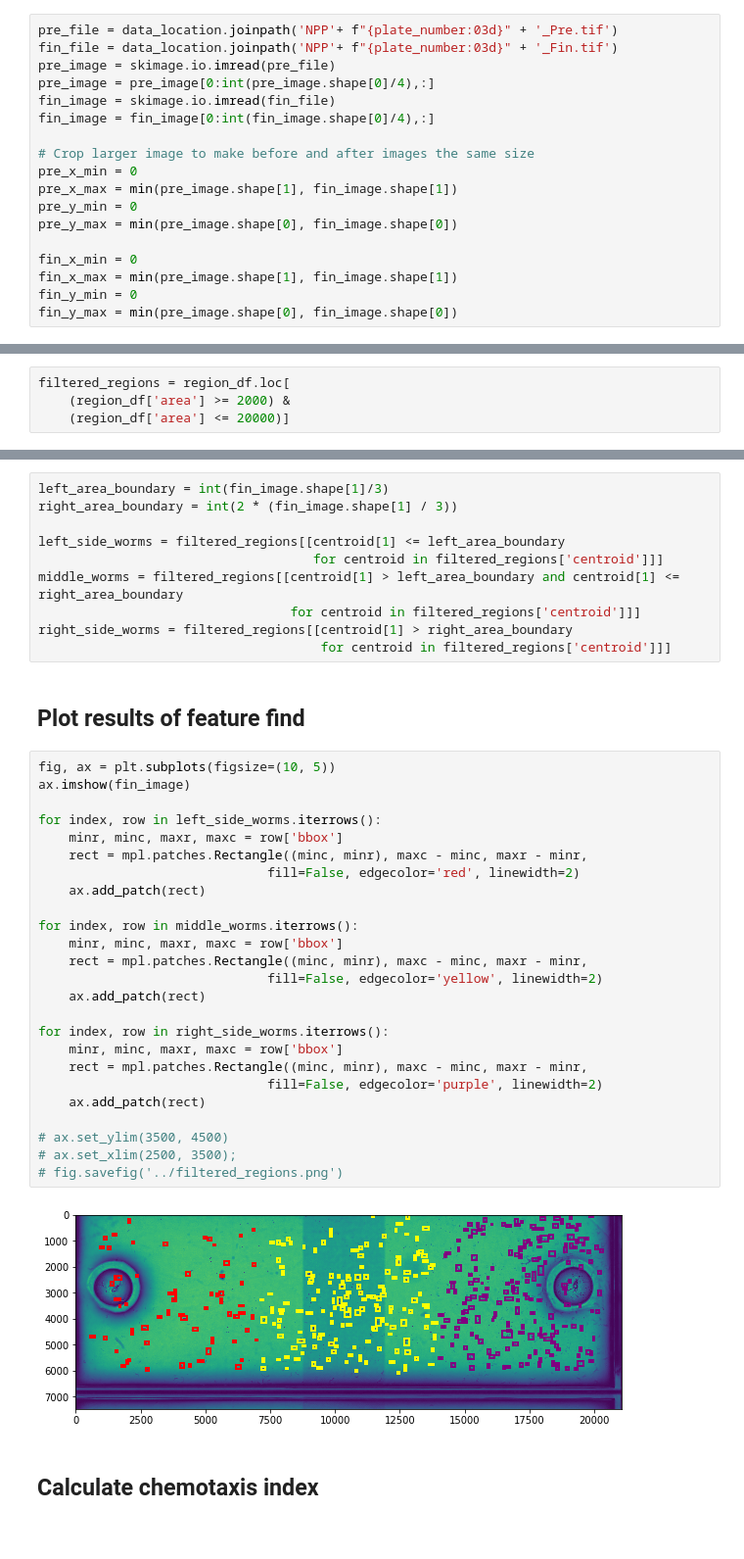
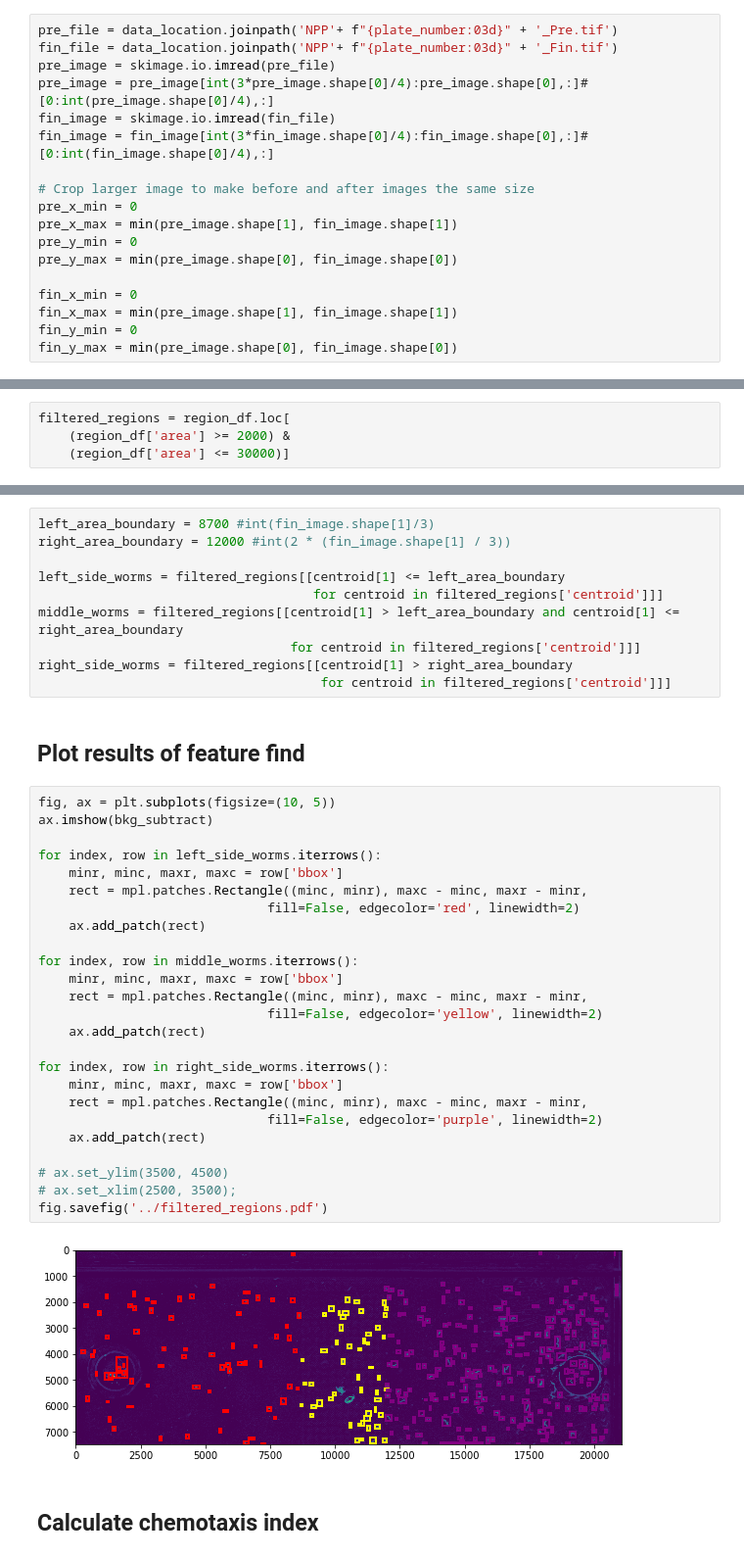
Before and after one commit to Neuroplant-Resources/Neuroplant-OWL, a Jupyter notebook: Neuroplant imaging tests.ipynb, the cells around one changed output, grey strips where cells are left out. Shown at 98% size. Drawn from its saved outputs; the diff is of its cells as text.

```diff
--- a/Neuroplant imaging tests.ipynb
+++ b/Neuroplant imaging tests.ipynb
@@ -28,9 +28,9 @@ data_location = pathlib.Path('/Users/adam/Documents/Neuroplant/Images')
 pre_file = data_location.joinpath('NPP'+ f"{plate_number:03d}" + '_Pre.tif')
 fin_file = data_location.joinpath('NPP'+ f"{plate_number:03d}" + '_Fin.tif')
 pre_image = skimage.io.imread(pre_file)
-pre_image = pre_image[0:int(pre_image.shape[0]/4),:]
+pre_image = pre_image[int(3*pre_image.shape[0]/4):pre_image.shape[0],:]#[0:int(pre_image.shape[0]/4),:]
 fin_image = skimage.io.imread(fin_file)
-fin_image = fin_image[0:int(fin_image.shape[0]/4),:]
+fin_image = fin_image[int(3*fin_image.shape[0]/4):fin_image.shape[0],:]#[0:int(fin_image.shape[0]/4),:]
 
 # Crop larger image to make before and after images the same size
 pre_x_min = 0
@@ -79,12 +79,12 @@ Feature finding took 87 seconds.
 # %%
 filtered_regions = region_df.loc[
     (region_df['area'] >= 2000) &
-    (region_df['area'] <= 20000)]
+    (region_df['area'] <= 30000)]
 # %% [markdown]
 ## Assign features to zones of the plate
 # %%
-left_area_boundary = int(fin_image.shape[1]/3)
-right_area_boundary = int(2 * (fin_image.shape[1] / 3))
+left_area_boundary = 8700 #int(fin_image.shape[1]/3)
+right_area_boundary = 12000 #int(2 * (fin_image.shape[1] / 3))
 
 left_side_worms = filtered_regions[[centroid[1] <= left_area_boundary
                                     for centroid in filtered_regions['centroid']]]
@@ -96,31 +96,31 @@ right_side_worms = filtered_regions[[centroid[1] > right_area_boundary
 ## Plot results of feature find
 # %%
 fig, ax = plt.subplots(figsize=(10, 5))
-ax.imshow(fin_image)
+ax.imshow(bkg_subtract)
 
 for index, row in left_side_worms.iterrows():
     minr, minc, maxr, maxc = row['bbox']
     rect = mpl.patches.Rectangle((minc, minr), maxc - minc, maxr - minr,
                               fill=False, edgecolor='red', linewidth=2)
     ax.add_patch(rect)
 
 for index, row in middle_worms.iterrows():
     minr, minc, maxr, maxc = row['bbox']
     rect = mpl.patches.Rectangle((minc, minr), maxc - minc, maxr - minr,
                               fill=False, edgecolor='yellow', linewidth=2)
     ax.add_patch(rect)
 
 for index, row in right_side_worms.iterrows():
     minr, minc, maxr, maxc = row['bbox']
     rect = mpl.patches.Rectangle((minc, minr), maxc - minc, maxr - minr,
                               fill=False, edgecolor='purple', linewidth=2)
     ax.add_patch(rect)
 
 # ax.set_ylim(3500, 4500)
 # ax.set_xlim(2500, 3500);
-# fig.savefig('../filtered_regions.png')
+fig.savefig('../filtered_regions.pdf')
 # %% [output]
-[figure, old version]
+[figure, new version]
 # %% [markdown]
 ## Calculate chemotaxis index
 # %%
```
Also changed, not shown: parts of 6 cells of this notebook, 1 other file.
